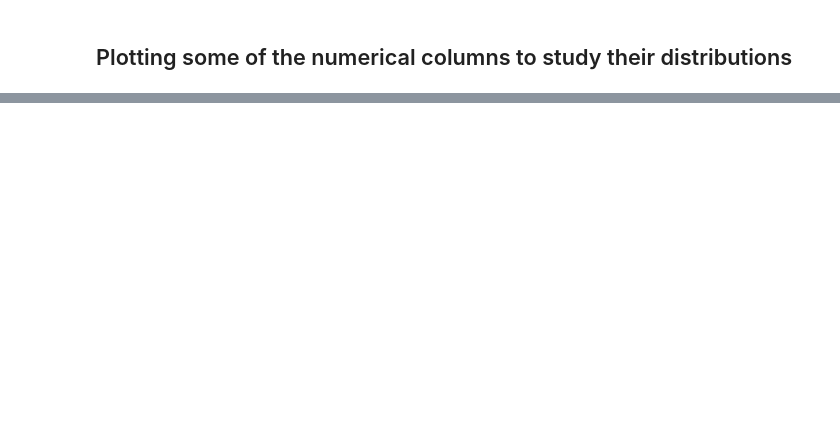
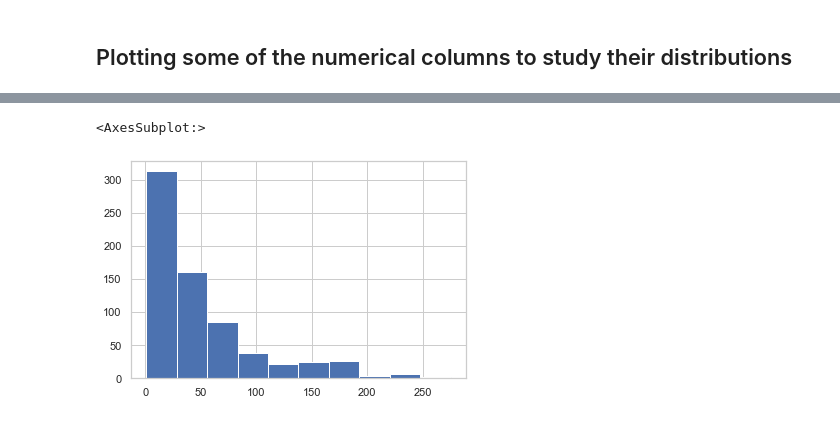
Before and after one commit to Landroval2/ds_jobs_salaries, a Jupyter notebook: eda_analysis.ipynb, the cells around one changed output, grey strips where cells are left out. Saved outputs shown, nothing was run; the diff lists cells and outputs as text; code cells hidden in the pictures; blank space fills up the shorter version.

```diff
--- a/eda_analysis.ipynb
+++ b/eda_analysis.ipynb
@@ -109,0 +125,6 @@ df.rating.hist()
+# %%
+## This has an exponential distribution. So we should normalize this column if we wanna use it in a regression model
+df.age.hist()
+# %% [output]
+<AxesSubplot:>
+[figure, added]
```
Also changed, not shown: parts of 25 cells of this notebook.
